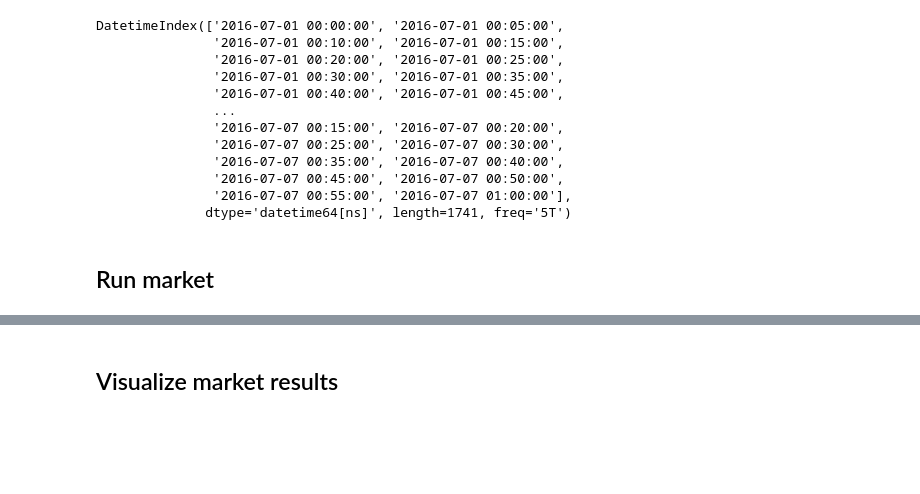
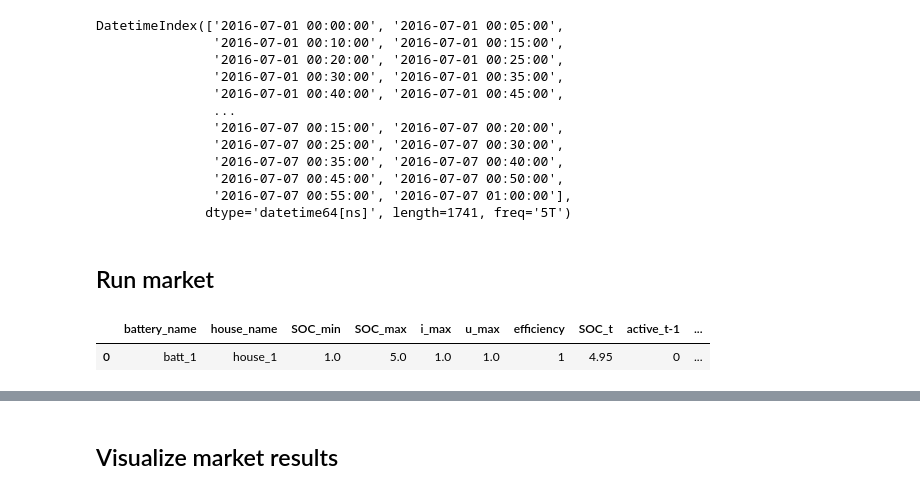
Before and after one commit to slacgismo/LEM_simulation, a Jupyter notebook: battery_bidding.ipynb, the cells around one changed output, grey strips where cells are left out. Saved outputs shown, nothing was run; the diff lists cells and outputs as text; code cells hidden in the pictures; blank space fills up the shorter version.

Commit message:
battery scheduling visualization added

```diff
--- a/battery_bidding.ipynb
+++ b/battery_bidding.ipynb
@@ -379,5 +364,10 @@ def run_market(df_prices, df_buy_bids, df_supply_bids, df_awarded_bids, df_store
     return df_store, df_prices, df_bids_battery, df_awarded_bids
 
 df_store, df_prices, df_bids_battery, df_awarded_bids = run_market(df_prices, df_buy_bids, df_supply_bids, df_awarded_bids, df_store, market_intervals, df_battery_state, df_WS)
+# %%
+df_bids_battery
+# %% [output]
+|  | battery_name | house_name | SOC_min | SOC_max | i_max | u_max | efficiency | SOC_t | active_t-1 | ... |
+| 0 | batt_1 | house_1 | 1.0 | 5.0 | 1.0 | 1.0 | 1 | 4.95 | 0 | ... |
 # %%
 df_awarded_bids
```
Also changed, not shown: parts of 17 cells of this notebook, 1 other file.
